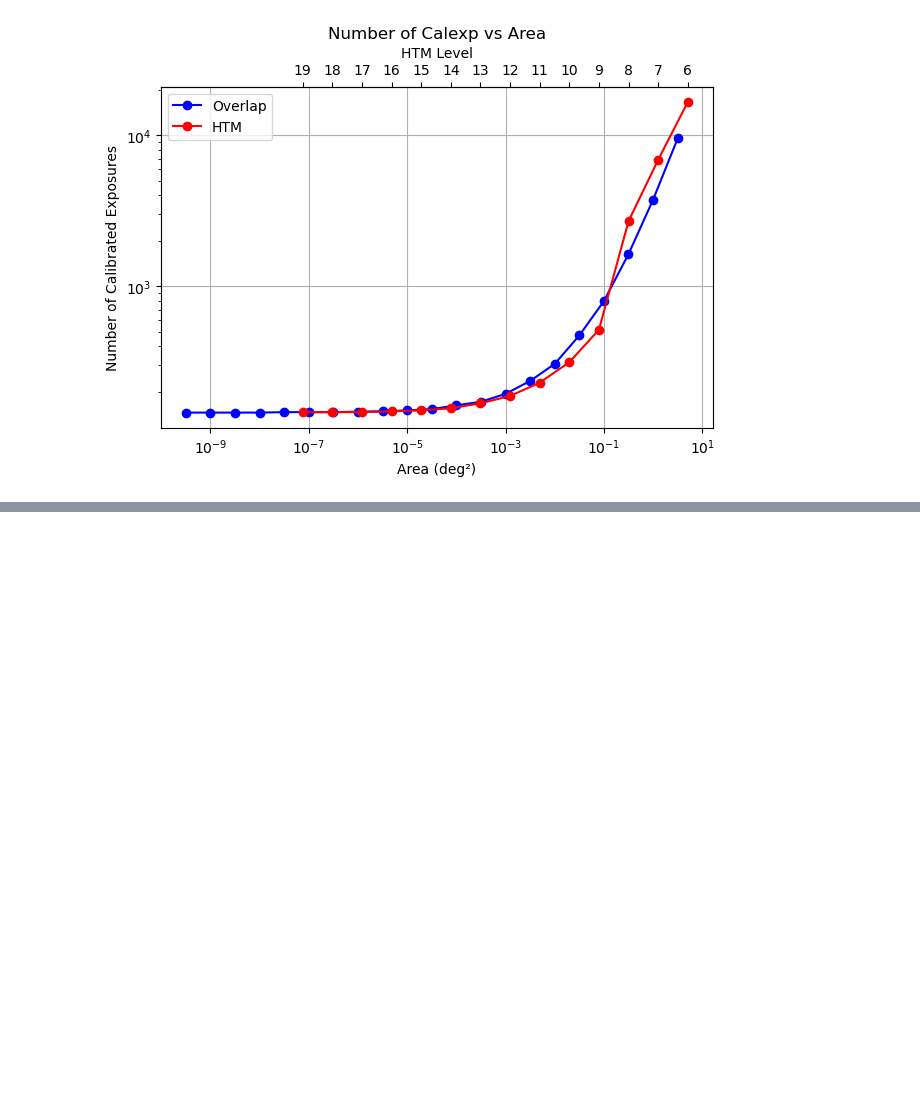
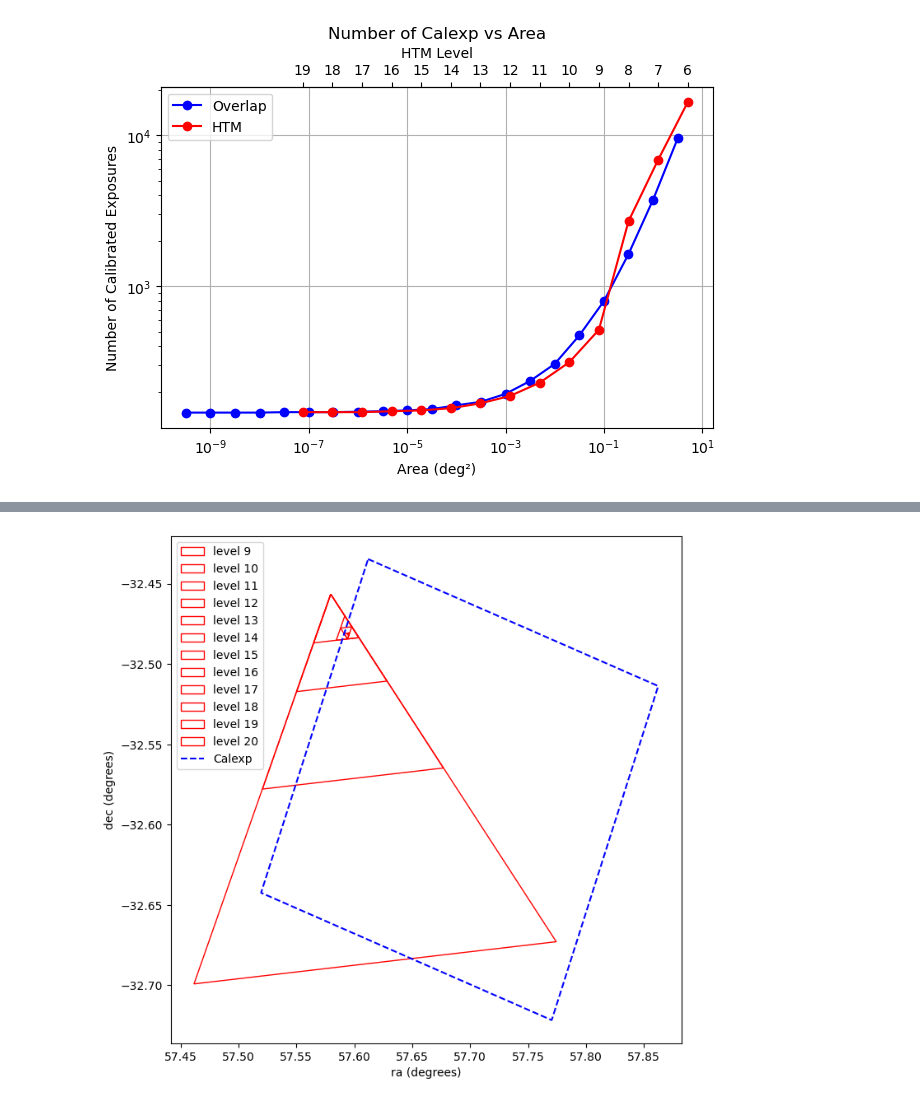
Before and after one commit to nowokaren/DP0_microlensing, a Jupyter notebook: main_overlap.ipynb, the cells around one changed output, grey strips where cells are left out. Saved outputs shown, nothing was run; the diff lists cells and outputs as text; code cells hidden in the pictures; blank space fills up the shorter version.

```diff
--- a/main_overlap.ipynb
+++ b/main_overlap.ipynb
@@ -1124,0 +839,80 @@ plt.yscale("log")
+# %%
+import numpy as np
+import matplotlib.pyplot as plt
+from lsst.sphgeom import HtmPixelization, UnitVector3d, LonLat
+
+# Función para convertir coordenadas cartesianas a RA/Dec
+def unit_vector_to_ra_dec(unit_vector):
+    lonlat = LonLat.fromRadians(np.arctan2(unit_vector[1], unit_vector[0]), np.arcsin(unit_vector[2]))
+    return lonlat.getLon().asDegrees(), lonlat.getLat().asDegrees()
+
+# Obtener las coordenadas RA/Dec de los vértices del triángulo
+ra_values = []
+dec_values = []
+
+for triangle in vertexs:
+    for vertex in triangle:
+        ra, dec = unit_vector_to_ra_dec(vertex)
+        ra_values.append(ra)
+        dec_values.append(dec)
+
+# Graficar el triángulo
+fig, ax = plt.subplots(figsize=(8, 8))
+
+# Dibujar el triángulo:
+for j, i in zip(levels,range(0, len(ra_values), 3)):
+    ra_triangle = ra_values[i:i+3]
+    dec_triangle = dec_values[i:i+3]
+    ax.fill(ra_triangle + [ra_triangle[0]], dec_triangle + [dec_triangle[0]], edgecolor="r", facecolor="none", label=f"level {j}")
+
+# Obtener las dimensiones de la calexp y dibujar su borde (como un rectángulo)
+
+data = process.calexp_data_ref[0].dataId
+calexp = Calexp({"visit":data["visit"], "detector":data["detector"]})
+# exposureF = calexp.expF  # se guarda el objeto exposureF en exposureF
+image_width, image_height = calexp.expF.getWidth(), calexp.expF.getHeight()
+
+# Obtener la escala en píxeles por arcsec (pix/arcsec)
+pixel_scale = calexp.expF.getWcs().getPixelScale() # En arcsec/píxel
+
+# Obtener las dimensiones de la calexp
+image_width, image_height = calexp.expF.getWidth(), calexp.expF.getHeight()
+
+# Coordenadas centrales (RA, Dec) de la calexp
+ra_center, dec_center = 57.59451, -32.48115  # Ajustar a las coordenadas reales del centro
+
+# Calcular las coordenadas de las esquinas de la imagen en píxeles
+x_min, x_max = 0, image_width
+y_min, y_max = 0, image_height
+
+# Convertir las esquinas a RA/Dec
+def pixel_to_ra_dec(x, y, image_width, image_height, ra_center, dec_center, pixel_scale):
+    # Convertir de píxeles a arcsec y luego a coordenadas RA/Dec
+    delta_ra = (x - image_width / 2) * pixel_scale
+    delta_dec = (y - image_height / 2) * pixel_scale
+    print(type(ra_center), type(delta_ra))
+    ra = ra_center + delta_ra.asDegrees()
+    print(delta_ra)
+    dec = dec_center + delta_dec.asDegrees()
+    return ra, dec
+
+# Convertir las esquinas de la imagen a coordenadas RA/Dec
+ra_min, dec_min = calexp.pix_to_sky(x_min,y_min)
+ra_max, dec_min2 = calexp.pix_to_sky(x_max,y_min)
+ra_min2, dec_max = calexp.pix_to_sky(x_min,y_max)
+ra_max2, dec_max2 = calexp.pix_to_sky(x_max,y_max)
+
+# Graficar el borde de la calexp (rectángulo)
+ra_values_calexp = [ra_min, ra_max, ra_max2, ra_min2, ra_min]
+dec_values_calexp = [dec_min, dec_min2, dec_max2, dec_max, dec_min]
+ax.plot(ra_values_calexp, dec_values_calexp, 'b--', label="Calexp")
+
+
+# Etiquetas y leyenda
+ax.set_xlabel("ra (degrees)")
+ax.set_ylabel("dec (degrees)")
+ax.legend()
+
+plt.show()
+# %% [output]
+[figure, added]
```
Also changed, not shown: parts of 19 cells of this notebook, 10 other files.
